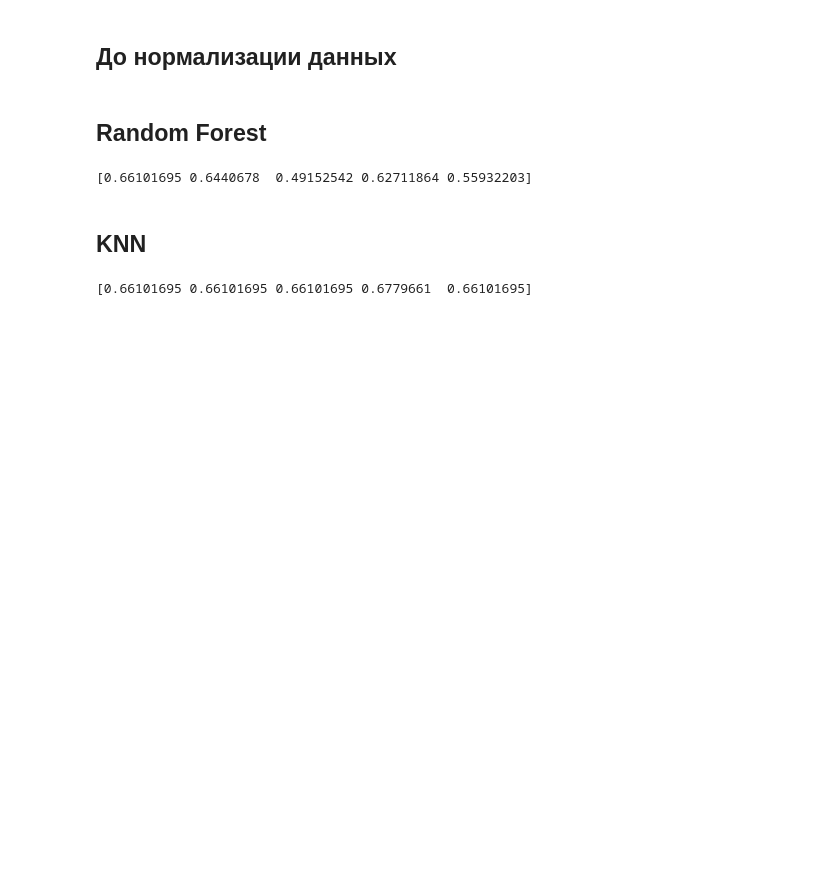
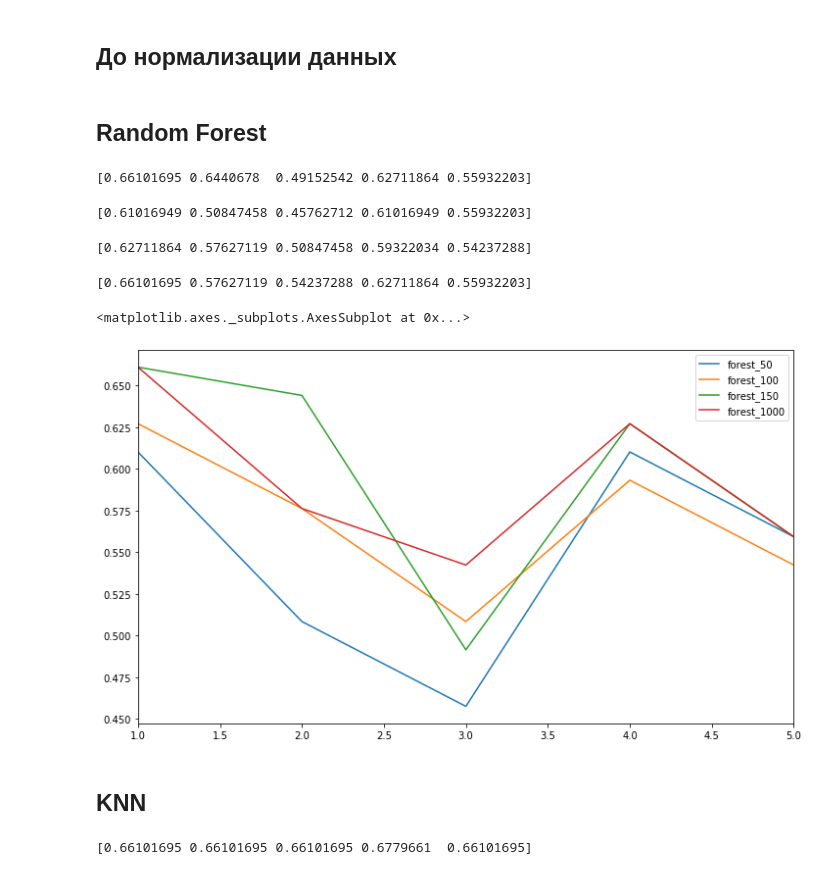
Before and after one commit to lode00/wifi, a Jupyter notebook: Analysis.ipynb, the cells around one changed output. Saved outputs shown, nothing was run; the diff lists cells and outputs as text; code cells hidden in the pictures; blank space fills up the shorter version.

```diff
--- a/Analysis.ipynb
+++ b/Analysis.ipynb
@@ -167,6 +167,41 @@ scores_forest = cross_val_score(forest, X, y_k_f, cv=kfold, n_jobs=-1)
 print(scores_forest)
 # %% [output]
 [0.66101695 0.6440678  0.49152542 0.62711864 0.55932203]
+# %%
+forest = MultiOutputClassifier(RandomForestClassifier(n_estimators = 50, criterion = 'entropy', random_state = 4,
+                                                     max_depth=8))
+scores_forest2 = cross_val_score(forest, X, y_k_f, cv=kfold, n_jobs=-1)
+print(scores_forest2)
+# %% [output]
+[0.61016949 0.50847458 0.45762712 0.61016949 0.55932203]
+# %%
+forest = MultiOutputClassifier(RandomForestClassifier(n_estimators = 100, criterion = 'entropy', random_state = 4,
+                                                     max_depth=8))
+scores_forest3 = cross_val_score(forest, X, y_k_f, cv=kfold, n_jobs=-1)
+print(scores_forest3)
+# %% [output]
+[0.62711864 0.57627119 0.50847458 0.59322034 0.54237288]
+# %%
+forest = MultiOutputClassifier(RandomForestClassifier(n_estimators = 1000, criterion = 'entropy', random_state = 4,
+                                                     max_depth=8))
+scores_forest4 = cross_val_score(forest, X, y_k_f, cv=kfold, n_jobs=-1)
+print(scores_forest4)
+# %% [output]
+[0.66101695 0.57627119 0.54237288 0.62711864 0.55932203]
+# %%
+kfold_scores = {
+    'forest_50': scores_forest2,
+    'forest_100':scores_forest3,
+    'forest_150': scores_forest,
+    'forest_1000': scores_forest4
+}
+
+kfold_scores_table = pd.DataFrame(data=kfold_scores, index=range(1,6,1))
+
+kfold_scores_table.plot(figsize=(12,7))
+# %% [output]
+<matplotlib.axes._subplots.AxesSubplot at 0x...>
+[figure, added]
 # %% [markdown]
 ## KNN
 # %%
```
Also changed, not shown: parts of 10 cells of this notebook, 1 other file.
